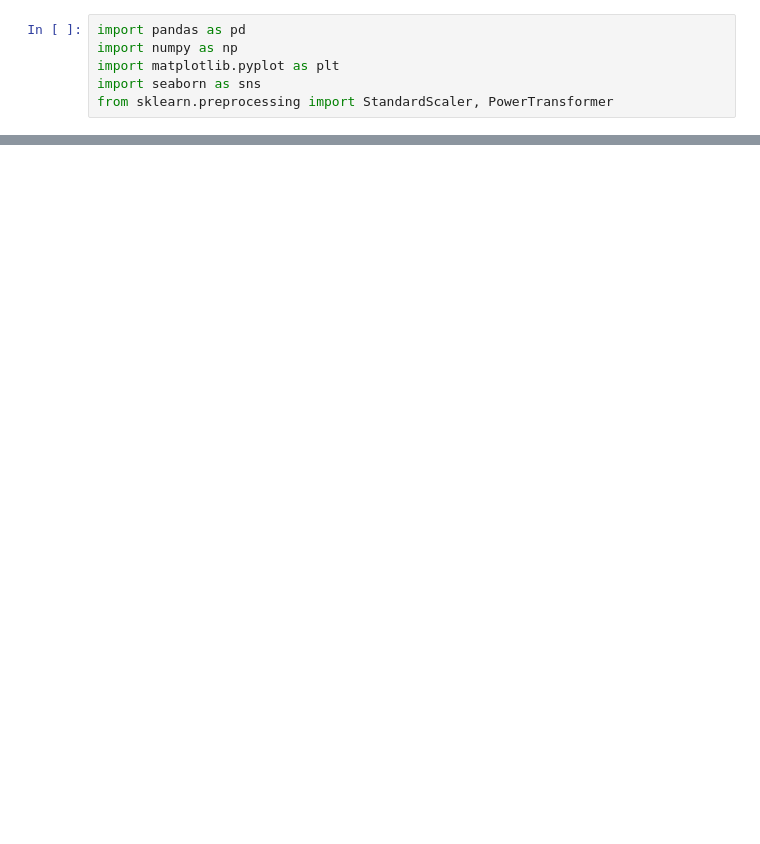
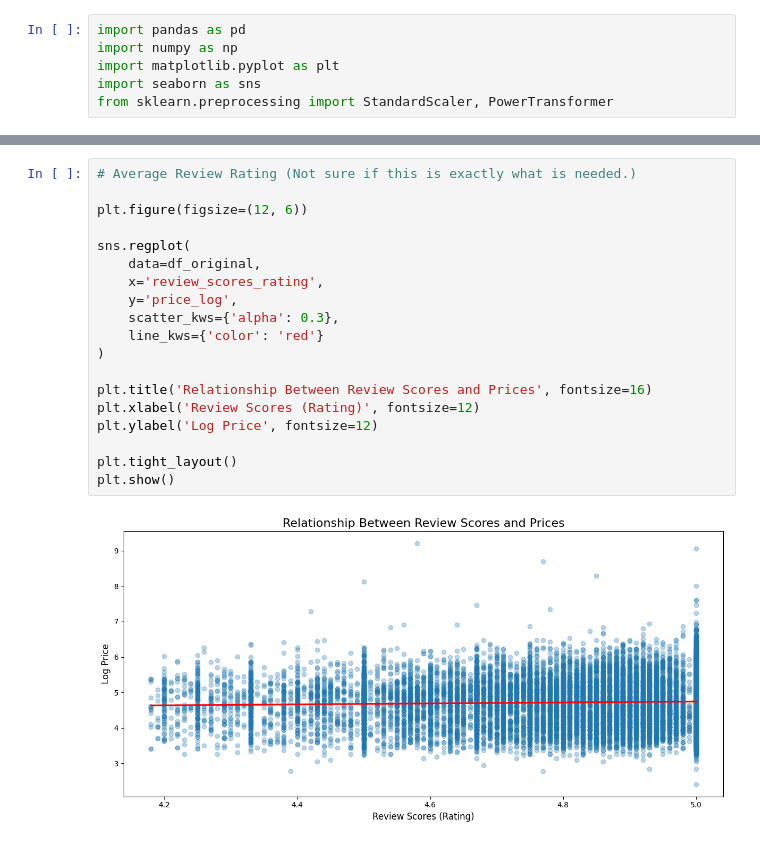
Before and after one commit to FP2003/AirBnB-Price-Prediction-System, a Jupyter notebook: fp100_jh851_solution.ipynb, the cells around one changed output, grey strips where cells are left out. Cells and saved outputs as stored; diff of their text form; blank space fills up the shorter version.

Commit message:
review_scores_rating, 3rd bullet point

```diff
--- a/fp100_jh851_solution.ipynb
+++ b/fp100_jh851_solution.ipynb
@@ -136,0 +243,21 @@ plt.show()
+# %%
+# Average Review Rating (Not sure if this is exactly what is needed.)
+
+plt.figure(figsize=(12, 6))
+
+sns.regplot(
+    data=df_original,
+    x='review_scores_rating',
+    y='price_log',
+    scatter_kws={'alpha': 0.3},
+    line_kws={'color': 'red'}
+)
+
+plt.title('Relationship Between Review Scores and Prices', fontsize=16)
+plt.xlabel('Review Scores (Rating)', fontsize=12)
+plt.ylabel('Log Price', fontsize=12)
+
+plt.tight_layout()
+plt.show()
+# %% [output]
+[figure, added]
```
Also changed, not shown: parts of 11 cells of this notebook.
